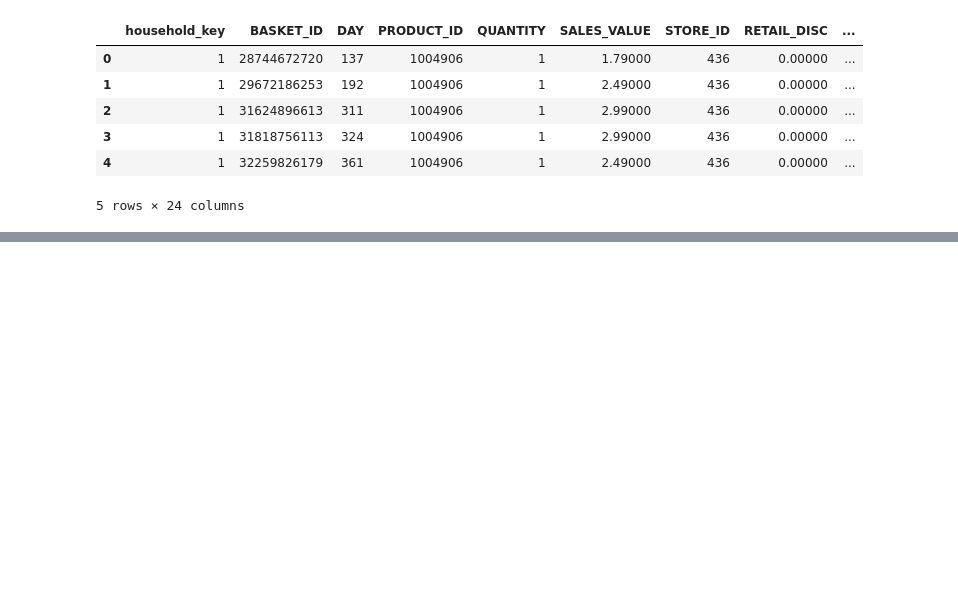
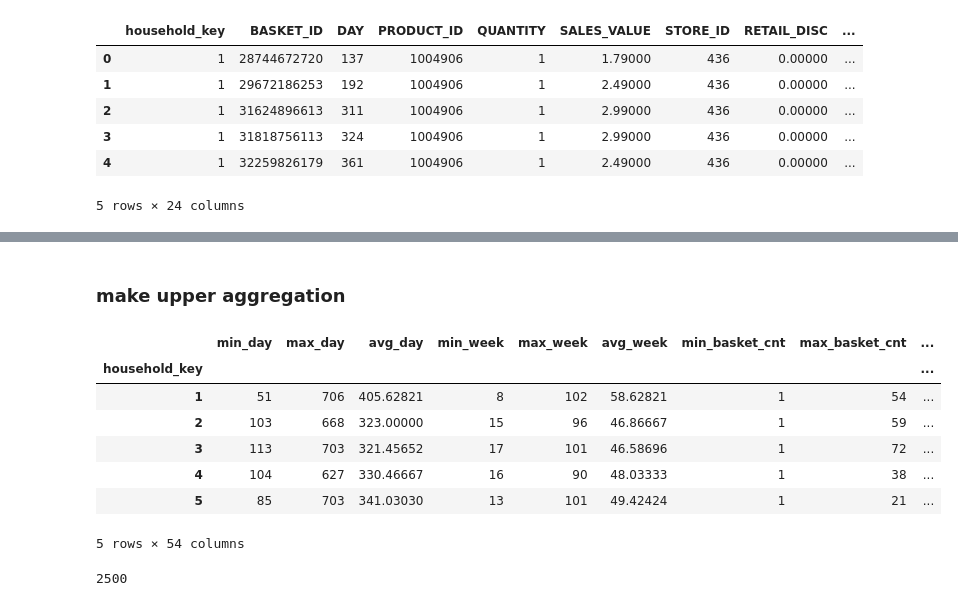
Before and after one commit to hincaltopcuoglu/dh, a Jupyter notebook: segmentation.ipynb, the cells around one changed output, grey strips where cells are left out. Saved outputs shown, nothing was run; the diff lists cells and outputs as text; code cells hidden in the pictures; blank space fills up the shorter version.

```diff
--- a/segmentation.ipynb
+++ b/segmentation.ipynb
@@ -426 +497,5 @@ len(transaction_data5)
+# %%
+agg1['week_shifted'] = agg1.groupby('household_key')['WEEK_NO'].shift(1)
+# %%
+agg1['week_diff'] = agg1['WEEK_NO'] - agg1['week_shifted']
 # %%
@@ -430,23 +520,0 @@ transaction_data5.isnull().sum()
-# %%
-agg1 = transaction_data2.groupby(['household_key','DAY','WEEK_NO']).agg({'BASKET_ID' : 'count',
-                                                       'PRODUCT_ID': 'count',
-                                                       'QUANTITY': 'sum',
-                                                       'SALES_VALUE':['sum','mean'],
-                                                       'STORE_ID' : 'count',
-                                                       'RETAIL_DISC' : ['sum','mean'],
-                                                       'TRANS_TIME': 'mean',
-                                                       'COUPON_DISC': ['min','max','mean'],
-                                                       'COUPON_MATCH_DISC': ['min','max','mean'],
-                                                       'actual_product_price' : 'mean'
-
-})
-
-agg1.columns = agg1.columns.droplevel(0)
-
-agg1.columns = ['basket_cnt','product_cnt','sum_quantity','sum_sales','mean_sales','store_cnt','retail_disc_sum',
-                'retail_disc_mean','avg_trans_time','min_coupon_disc','max_coupon_disc','avg_coupon_disc',
-                'min_coup_mdisc','max_coup_mdisc','avg_coup_mdisc','avg_actual_prod_price']
-
-agg1.reset_index(inplace=True)
-
-agg1.head()
@@ -452,0 +523,4 @@ agg1.head()
+# %%
+agg1.replace([np.inf, -np.inf], np.nan, inplace=True)
+agg1.fillna(0, inplace=True)
+agg1.isnull().sum()
@@ -454,0 +561,2 @@ agg1[agg1['household_key']==1]
+# %% [markdown]
+### make upper aggregation
@@ -454,0 +607,15 @@ agg1[agg1['household_key']==1]
+# %%
+agg2.head()
+# %% [output]
+|  | min_day | max_day | avg_day | min_week | max_week | avg_week | min_basket_cnt | max_basket_cnt | ... |
+| household_key |  |  |  |  |  |  |  |  | ... |
+| 1 | 51 | 706 | 405.62821 | 8 | 102 | 58.62821 | 1 | 54 | ... |
+| 2 | 103 | 668 | 323.00000 | 15 | 96 | 46.86667 | 1 | 59 | ... |
+| 3 | 113 | 703 | 321.45652 | 17 | 101 | 46.58696 | 1 | 72 | ... |
+| 4 | 104 | 627 | 330.46667 | 16 | 90 | 48.03333 | 1 | 38 | ... |
+| 5 | 85 | 703 | 341.03030 | 13 | 101 | 49.42424 | 1 | 21 | ... |
+5 rows × 54 columns
+# %%
+len(agg2)
+# %% [output]
+2500
```
Also changed, not shown: parts of 22 cells of this notebook.
